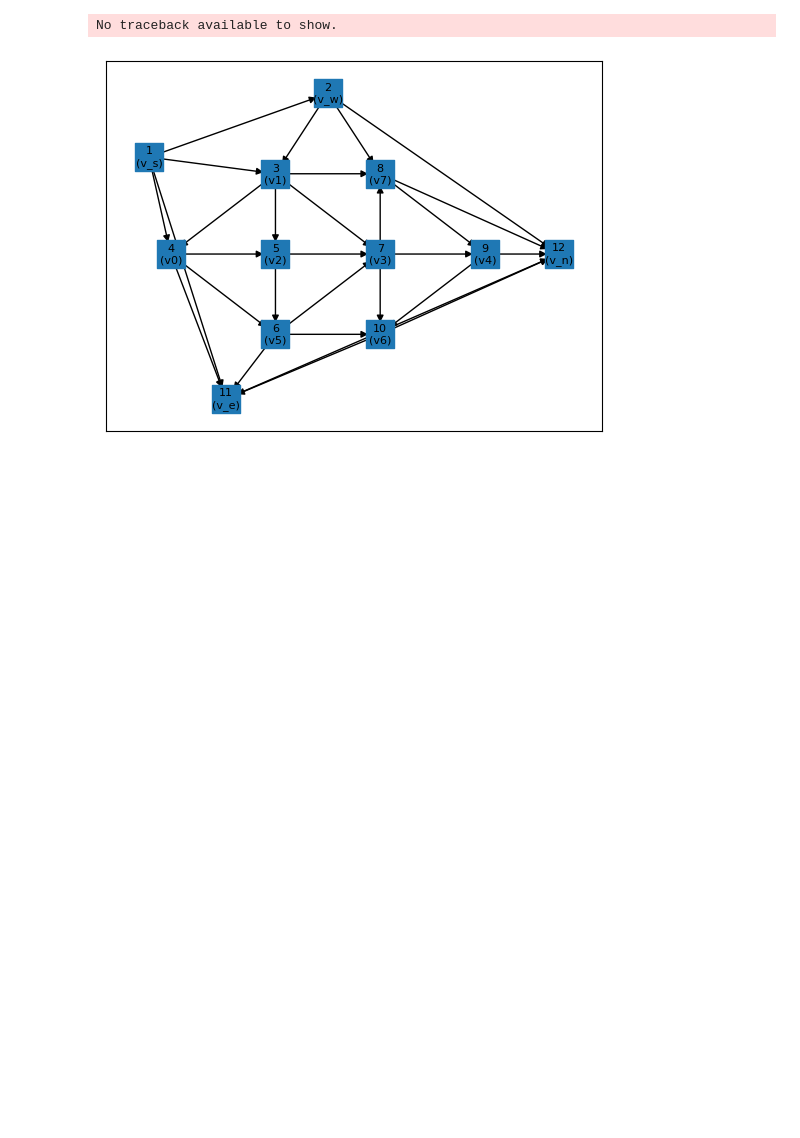
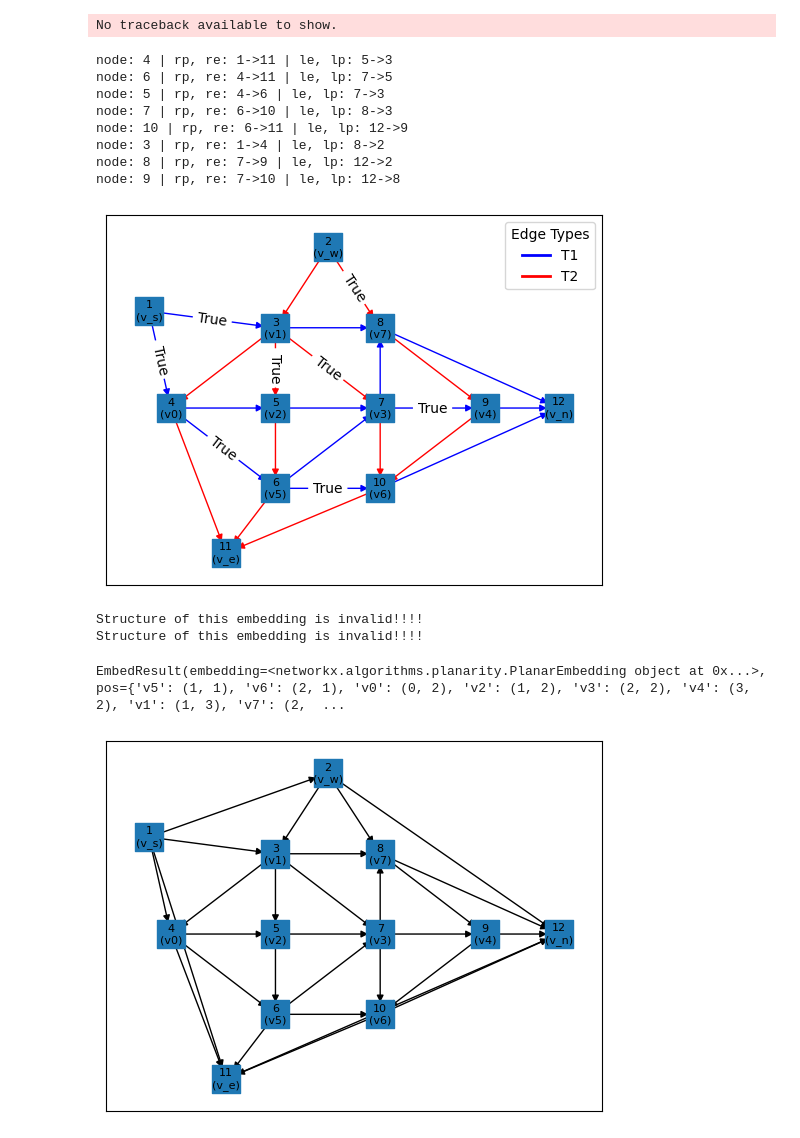
Before and after one commit to juliet29/graph2plan, a Jupyter notebook: notebooks/03_1_draw_four_complete.ipynb, the cells around one changed output. Saved outputs shown, nothing was run; the diff lists cells and outputs as text; code cells hidden in the pictures; blank space fills up the shorter version.

```diff
--- a/notebooks/03_1_draw_four_complete.ipynb
+++ b/notebooks/03_1_draw_four_complete.ipynb
@@ -13,6 +13,21 @@ from graph2plan.fourtp.canonical_interfaces import CanonicalOrder
 from graph2plan.fourtp.rel import plot_rel, RELVertexData
 from graph2plan.dual.helpers import check_is_source_target_graph
 from typing import NamedTuple
+# %%
+test_dual_creation()
+# %% [output]
+node: 4 | rp, re: 1->11 | le, lp: 5->3
+node: 6 | rp, re: 4->11 | le, lp: 7->5
+node: 5 | rp, re: 4->6 | le, lp: 7->3
+node: 7 | rp, re: 6->10 | le, lp: 8->3
+node: 10 | rp, re: 6->11 | le, lp: 12->9
+node: 3 | rp, re: 1->4 | le, lp: 8->2
+node: 8 | rp, re: 7->9 | le, lp: 12->2
+node: 9 | rp, re: 7->10 | le, lp: 12->8
+[figure, added]
+Structure of this embedding is invalid!!!!
+Structure of this embedding is invalid!!!!
+EmbedResult(embedding=<networkx.algorithms.planarity.PlanarEmbedding object at 0x...>, pos={'v5': (1, 1), 'v6': (2, 1), 'v0': (0, 2), 'v2': (1, 2), 'v3': (2, 2), 'v4': (3, 2), 'v1': (1, 3), 'v7': (2,  ...
 # %%
 # G, pos, full_pos =  test_four_complete()
 # %%
```
Also changed, not shown: parts of 34 cells of this notebook, 2 other files.
